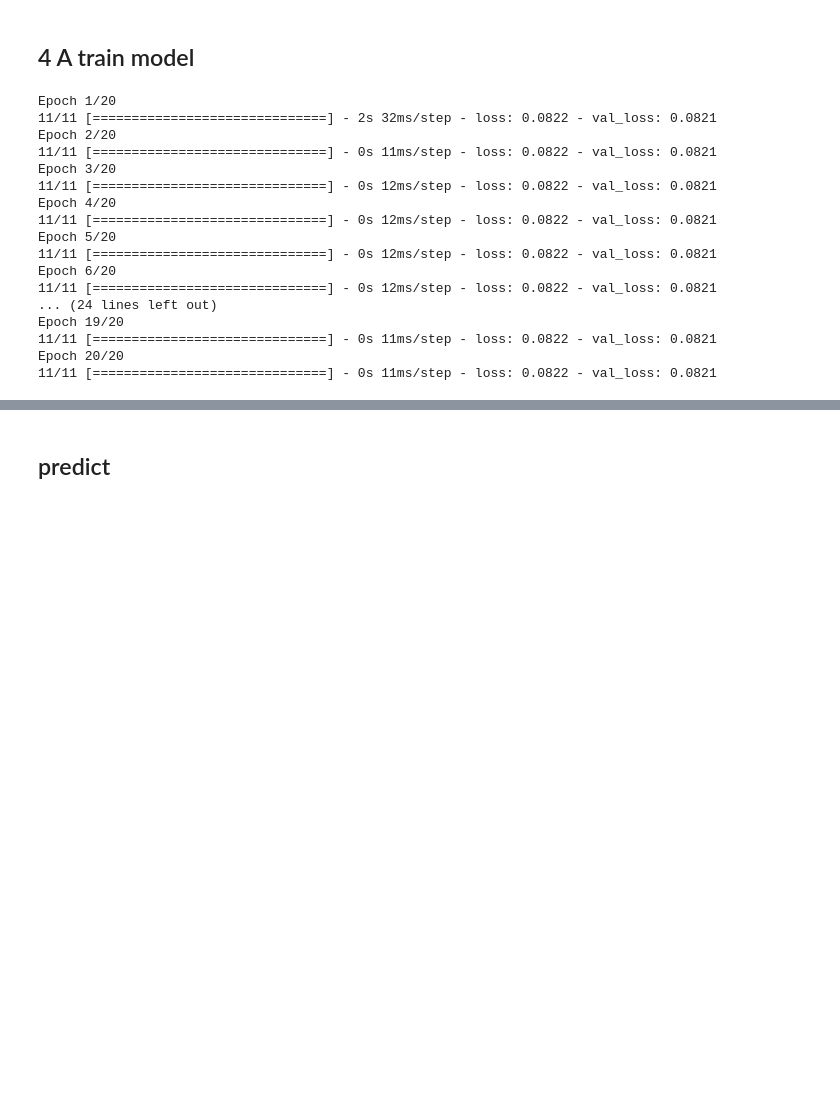
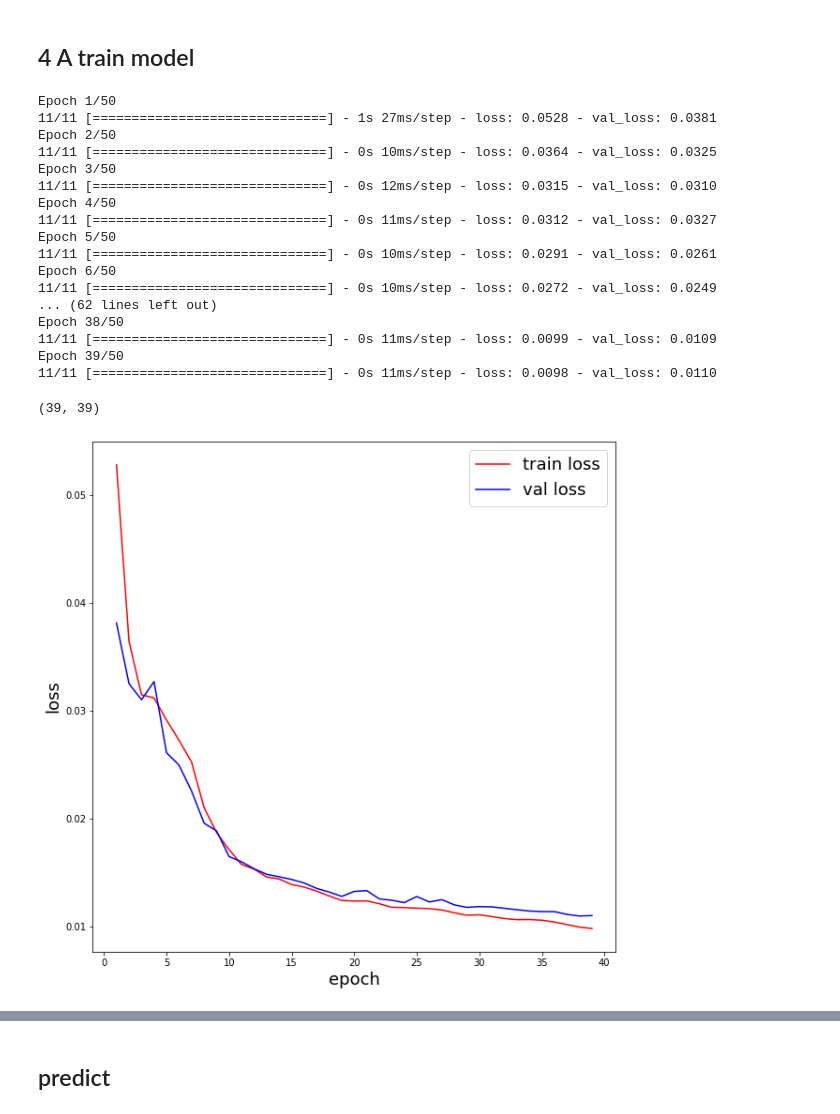
Before and after one commit to bflaggs/DSPS_BFlaggs, a Jupyter notebook: HW10/DSPS2021aenc_faces.ipynb, the cells around one changed output, grey strips where cells are left out. Drawn from its saved outputs; the diff is of its cells as text; code cells hidden in the pictures; blank space fills up the shorter version.

```diff
--- a/HW10/DSPS2021aenc_faces.ipynb
+++ b/HW10/DSPS2021aenc_faces.ipynb
@@ -243,22 +246,48 @@ model.compile(optimizer="adadelta", loss="mean_squared_error")
 ## 4 A train model
 # %%
 # you can skip this and load the saved model
-history = model.fit(X_tr, y_tr, validation_data=(X_te, y_te), epochs=20, batch_size=100, verbose=1)
+history = model.fit(X_tr, y_tr, validation_data=(X_te, y_te), epochs=50, batch_size=100, verbose=1, callbacks=[patience])
 # %% [output]
-Epoch 1/20
-11/11 [==============================] - 2s 32ms/step - loss: 0.0822 - val_loss: 0.0821
-Epoch 2/20
-11/11 [==============================] - 0s 11ms/step - loss: 0.0822 - val_loss: 0.0821
-Epoch 3/20
-11/11 [==============================] - 0s 12ms/step - loss: 0.0822 - val_loss: 0.0821
-Epoch 4/20
-11/11 [==============================] - 0s 12ms/step - loss: 0.0822 - val_loss: 0.0821
-Epoch 5/20
-11/11 [==============================] - 0s 12ms/step - loss: 0.0822 - val_loss: 0.0821
-Epoch 6/20
-11/11 [==============================] - 0s 12ms/step - loss: 0.0822 - val_loss: 0.0821
-... (24 lines left out)
-Epoch 19/20
-11/11 [==============================] - 0s 11ms/step - loss: 0.0822 - val_loss: 0.0821
-Epoch 20/20
-11/11 [==============================] - 0s 11ms/step - loss: 0.0822 - val_loss: 0.0821
+Epoch 1/50
+11/11 [==============================] - 1s 27ms/step - loss: 0.0528 - val_loss: 0.0381
+Epoch 2/50
+11/11 [==============================] - 0s 10ms/step - loss: 0.0364 - val_loss: 0.0325
+Epoch 3/50
+11/11 [==============================] - 0s 12ms/step - loss: 0.0315 - val_loss: 0.0310
+Epoch 4/50
+11/11 [==============================] - 0s 11ms/step - loss: 0.0312 - val_loss: 0.0327
+Epoch 5/50
+11/11 [==============================] - 0s 10ms/step - loss: 0.0291 - val_loss: 0.0261
+Epoch 6/50
+11/11 [==============================] - 0s 10ms/step - loss: 0.0272 - val_loss: 0.0249
+... (62 lines left out)
+Epoch 38/50
+11/11 [==============================] - 0s 11ms/step - loss: 0.0099 - val_loss: 0.0109
+Epoch 39/50
+11/11 [==============================] - 0s 11ms/step - loss: 0.0098 - val_loss: 0.0110
+# %%
+out_loss = history.history['loss']
+out_val_loss = history.history['val_loss']
+# %%
+len(out_loss), len(out_val_loss)
+# %% [output]
+(39, 39)
+# %%
+epoch_num = np.linspace(1, len(out_loss), len(out_loss), endpoint=True)
+# %%
+out_loss = np.array(out_loss)
+out_val_loss = np.array(out_val_loss)
+# %%
+plt.figure(figsize=(10, 10))
+
+plt.plot(epoch_num, out_loss, color='red', linestyle='solid',
+         label='train loss')
+plt.plot(epoch_num, out_val_loss, color='blue', linestyle='solid',
+         label='val loss')
+
+plt.xlabel('epoch', fontsize=18)
+plt.ylabel('loss', fontsize=18)
+plt.legend(loc='best', fontsize=18)
+plt.show()
+# %% [output]
+[figure, added]
```
Also changed, not shown: parts of 15 cells of this notebook.
